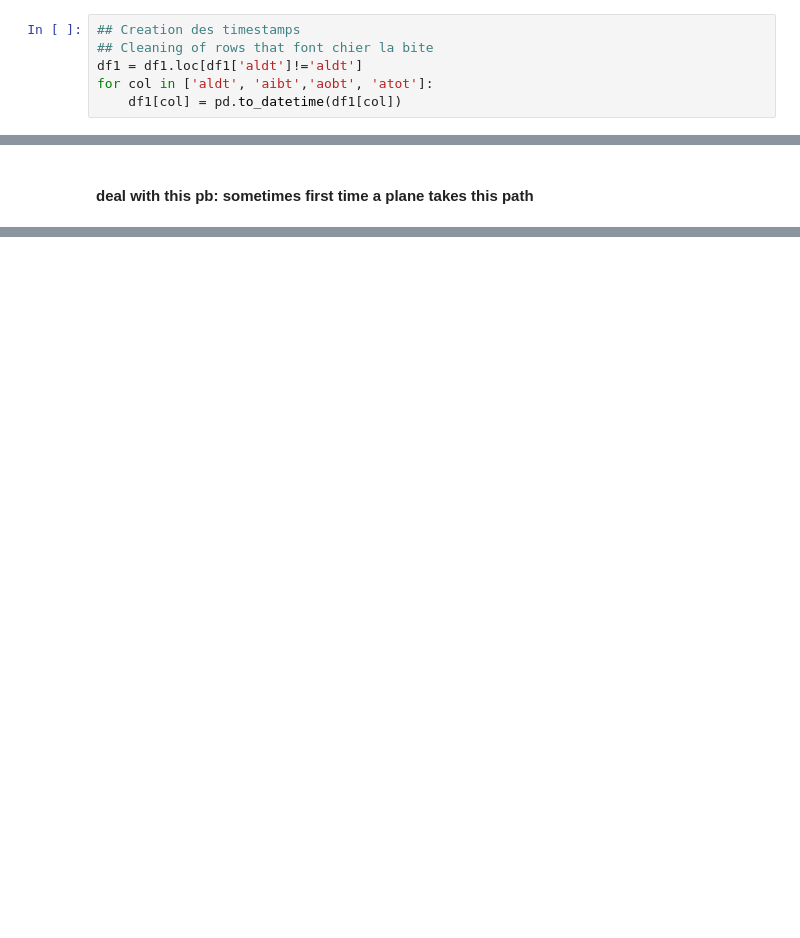
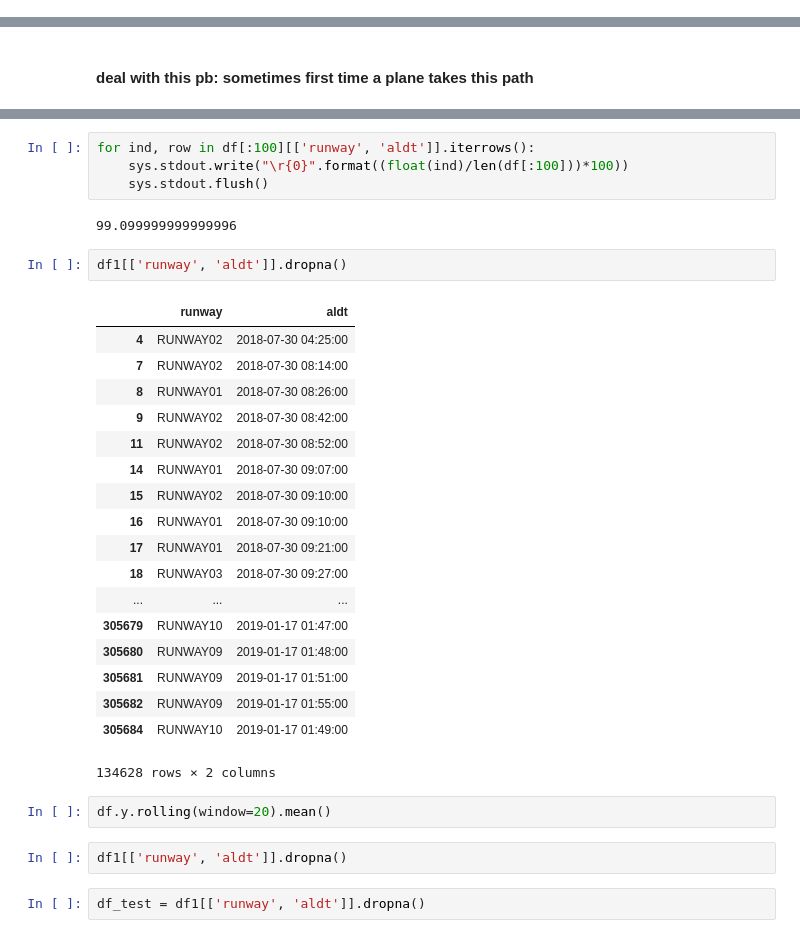
Before and after one commit to arnaudfrn/taxi-time, a Jupyter notebook: Notebook/Test Tristan.ipynb, the cells around one changed output, grey strips where cells are left out. Drawn from its saved outputs; the diff is of its cells as text; blank space fills up the shorter version.

```diff
--- a/Notebook/Test Tristan.ipynb
+++ b/Notebook/Test Tristan.ipynb
@@ -28,6 +20,0 @@ df = master_preprocessing_X('/Users/tristanmayer/Desktop/Supercase Eleven/data/0
-# %%
-## Creation des timestamps
-## Cleaning of rows that font chier la bite
-df1 = df1.loc[df1['aldt']!='aldt']
-for col in ['aldt', 'aibt','aobt', 'atot']:
-    df1[col] = pd.to_datetime(df1[col])
@@ -222,0 +171,33 @@ Timestamp('2019-01-17 02:06:00')
+# %%
+for ind, row in df[:100][['runway', 'aldt']].iterrows():
+    sys.stdout.write("\r{0}".format((float(ind)/len(df[:100]))*100))
+    sys.stdout.flush()
+# %% [output]
+99.099999999999996
+# %%
+df1[['runway', 'aldt']].dropna()
+# %% [output]
+|  | runway | aldt |
+| 4 | RUNWAY02 | 2018-07-30 04:25:00 |
+| 7 | RUNWAY02 | 2018-07-30 08:14:00 |
+| 8 | RUNWAY01 | 2018-07-30 08:26:00 |
+| 9 | RUNWAY02 | 2018-07-30 08:42:00 |
+| 11 | RUNWAY02 | 2018-07-30 08:52:00 |
+| 14 | RUNWAY01 | 2018-07-30 09:07:00 |
+| 15 | RUNWAY02 | 2018-07-30 09:10:00 |
+| 16 | RUNWAY01 | 2018-07-30 09:10:00 |
+| 17 | RUNWAY01 | 2018-07-30 09:21:00 |
+| 18 | RUNWAY03 | 2018-07-30 09:27:00 |
+| ... | ... | ... |
+| 305679 | RUNWAY10 | 2019-01-17 01:47:00 |
+| 305680 | RUNWAY09 | 2019-01-17 01:48:00 |
+| 305681 | RUNWAY09 | 2019-01-17 01:51:00 |
+| 305682 | RUNWAY09 | 2019-01-17 01:55:00 |
+| 305684 | RUNWAY10 | 2019-01-17 01:49:00 |
+134628 rows × 2 columns
+# %%
+df.y.rolling(window=20).mean()
+# %%
+df1[['runway', 'aldt']].dropna()
+# %%
+df_test = df1[['runway', 'aldt']].dropna()
```
Also changed, not shown: parts of 21 cells of this notebook, 2 other files.
